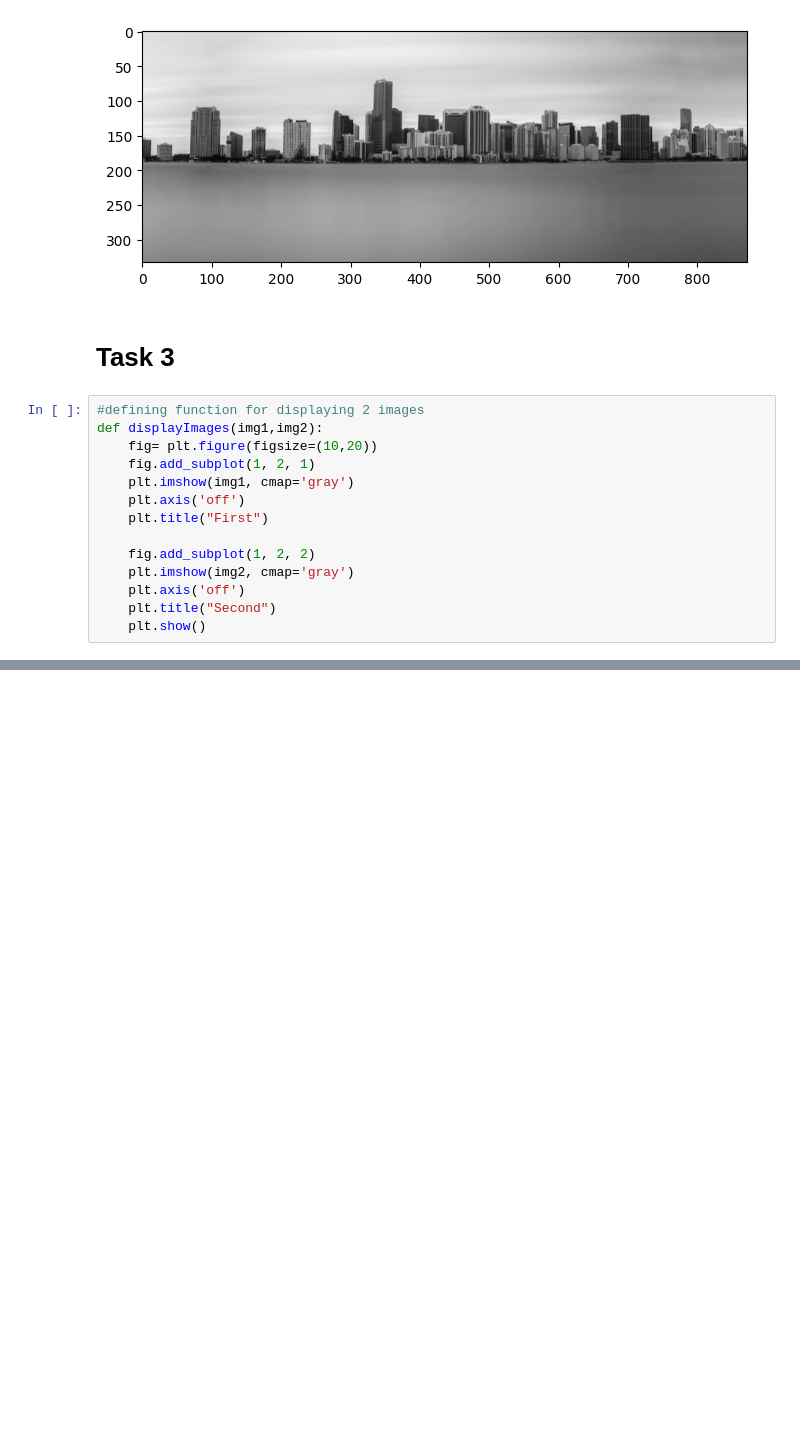
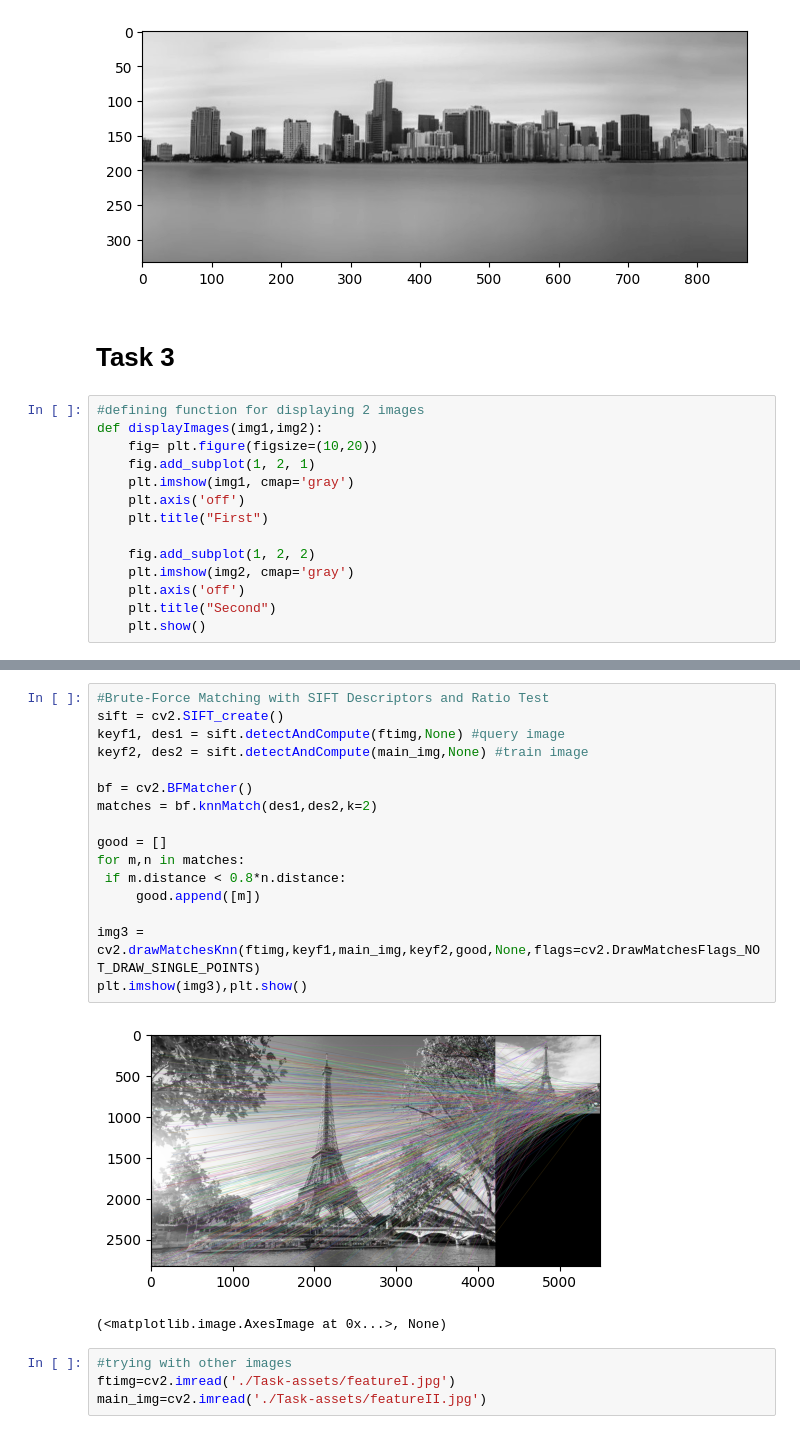
Before and after one commit to sageye15/ImageProcessingTask, a Jupyter notebook: ImgPTask.ipynb, the cells around one changed output, grey strips where cells are left out. Drawn from its saved outputs; the diff is of its cells as text; blank space fills up the shorter version.

```diff
--- a/ImgPTask.ipynb
+++ b/ImgPTask.ipynb
@@ -62,0 +69,23 @@ UFuncTypeError: ufunc 'greater' did not contain a loop with signature matching t
+# %%
+#Brute-Force Matching with SIFT Descriptors and Ratio Test
+sift = cv2.SIFT_create()
+keyf1, des1 = sift.detectAndCompute(ftimg,None) #query image
+keyf2, des2 = sift.detectAndCompute(main_img,None) #train image
+
+bf = cv2.BFMatcher()
+matches = bf.knnMatch(des1,des2,k=2)
+
+good = []
+for m,n in matches:
+ if m.distance < 0.8*n.distance:
+     good.append([m])
+
+img3 = cv2.drawMatchesKnn(ftimg,keyf1,main_img,keyf2,good,None,flags=cv2.DrawMatchesFlags_NOT_DRAW_SINGLE_POINTS)
+plt.imshow(img3),plt.show()
+# %% [output]
+[figure, added]
+(<matplotlib.image.AxesImage at 0x...>, None)
+# %%
+#trying with other images
+ftimg=cv2.imread('./Task-assets/featureI.jpg')
+main_img=cv2.imread('./Task-assets/featureII.jpg')
```
Also changed, not shown: parts of 5 cells of this notebook.
